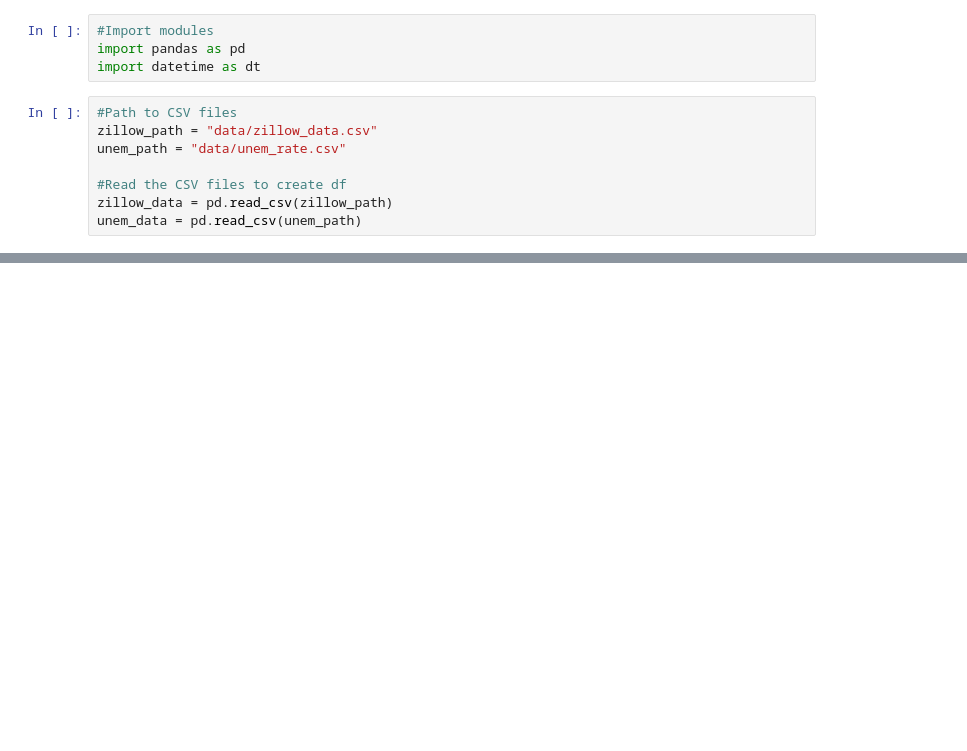
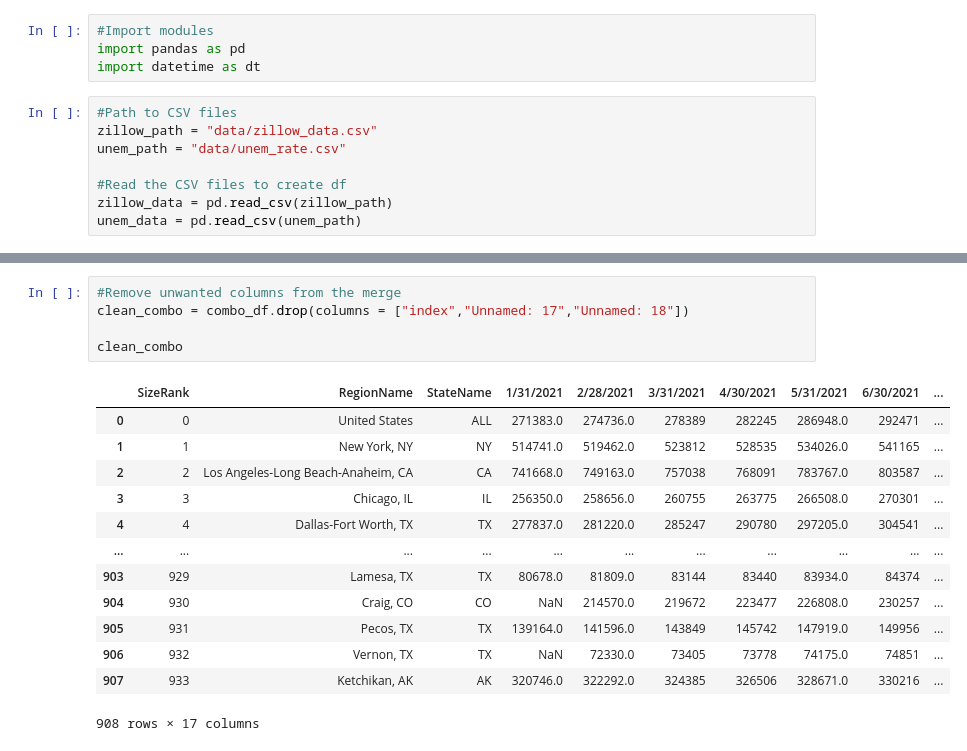
Before and after one commit to RobSalazar/Project-2, a Jupyter notebook: data_cleaning.ipynb, the cells around one changed output, grey strips where cells are left out. Drawn from its saved outputs; the diff is of its cells as text; blank space fills up the shorter version.

```diff
--- a/data_cleaning.ipynb
+++ b/data_cleaning.ipynb
@@ -28,0 +70,19 @@ zillow_data.drop(columns = "RegionType")
+# %%
+#Remove unwanted columns from the merge
+clean_combo = combo_df.drop(columns = ["index","Unnamed: 17","Unnamed: 18"])
+
+clean_combo
+# %% [output]
+|  | SizeRank | RegionName | StateName | 1/31/2021 | 2/28/2021 | 3/31/2021 | 4/30/2021 | 5/31/2021 | 6/30/2021 | ... |
+| 0 | 0 | United States | ALL | 271383.0 | 274736.0 | 278389 | 282245 | 286948.0 | 292471 | ... |
+| 1 | 1 | New York, NY | NY | 514741.0 | 519462.0 | 523812 | 528535 | 534026.0 | 541165 | ... |
+| 2 | 2 | Los Angeles-Long Beach-Anaheim, CA | CA | 741668.0 | 749163.0 | 757038 | 768091 | 783767.0 | 803587 | ... |
+| 3 | 3 | Chicago, IL | IL | 256350.0 | 258656.0 | 260755 | 263775 | 266508.0 | 270301 | ... |
+| 4 | 4 | Dallas-Fort Worth, TX | TX | 277837.0 | 281220.0 | 285247 | 290780 | 297205.0 | 304541 | ... |
+| ... | ... | ... | ... | ... | ... | ... | ... | ... | ... | ... |
+| 903 | 929 | Lamesa, TX | TX | 80678.0 | 81809.0 | 83144 | 83440 | 83934.0 | 84374 | ... |
+| 904 | 930 | Craig, CO | CO | NaN | 214570.0 | 219672 | 223477 | 226808.0 | 230257 | ... |
+| 905 | 931 | Pecos, TX | TX | 139164.0 | 141596.0 | 143849 | 145742 | 147919.0 | 149956 | ... |
+| 906 | 932 | Vernon, TX | TX | NaN | 72330.0 | 73405 | 73778 | 74175.0 | 74851 | ... |
+| 907 | 933 | Ketchikan, AK | AK | 320746.0 | 322292.0 | 324385 | 326506 | 328671.0 | 330216 | ... |
+908 rows × 17 columns
```
Also changed, not shown: parts of 4 cells of this notebook, 1 other file.
